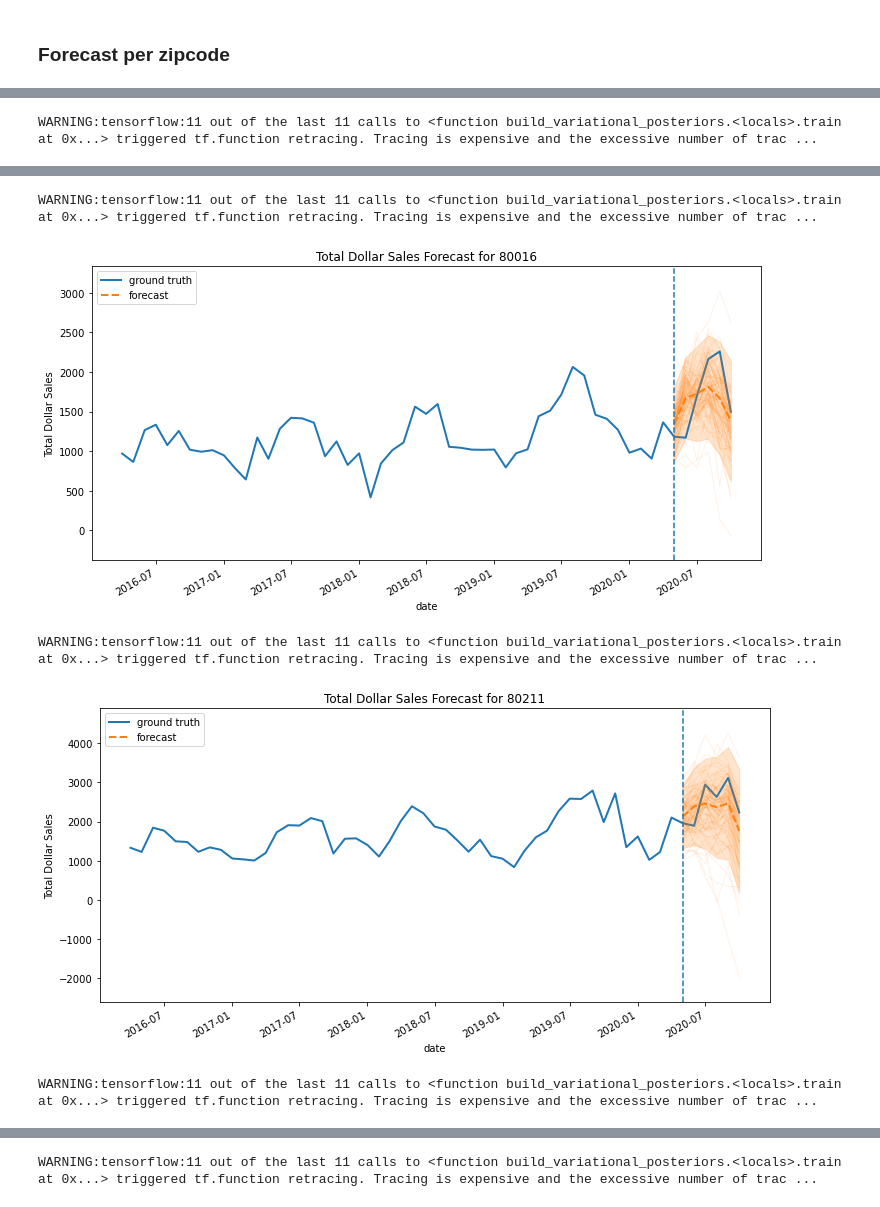
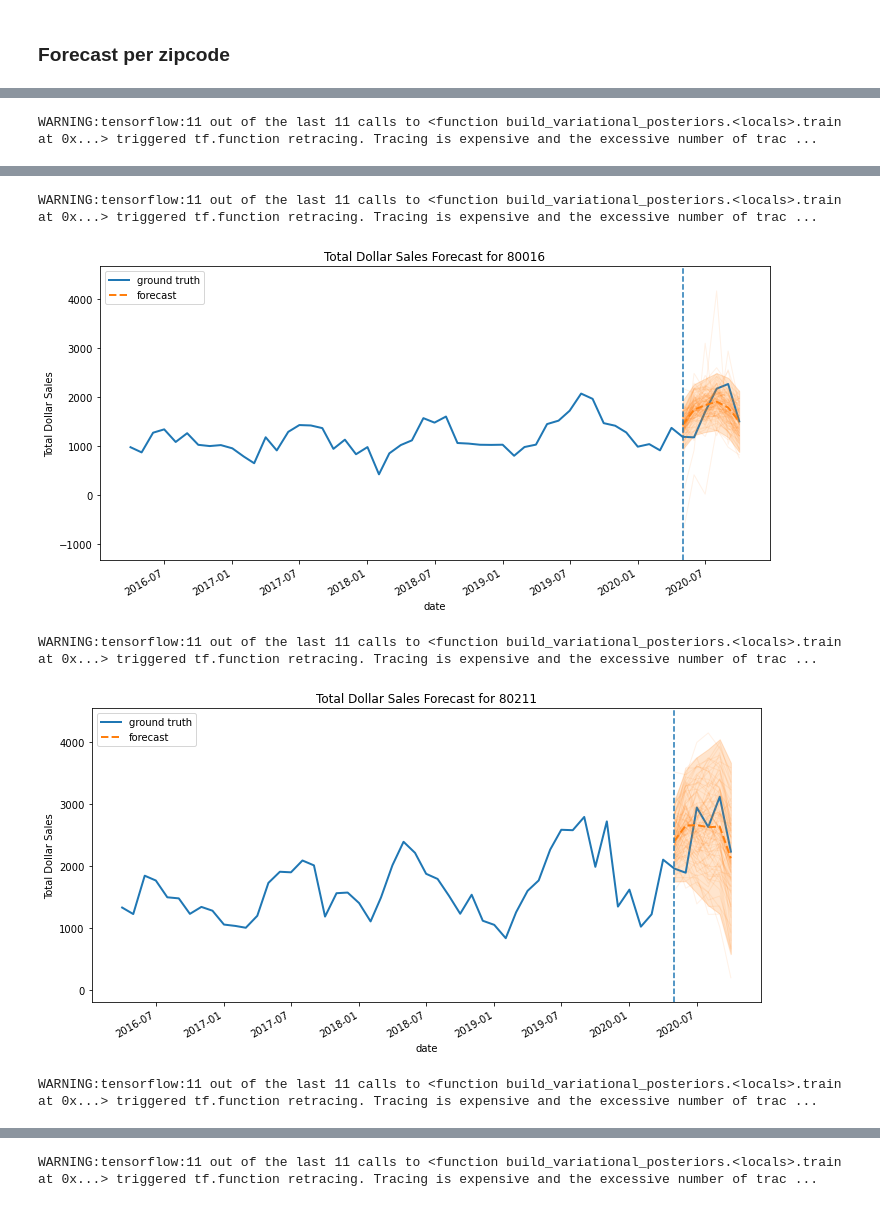
Before and after one commit to wijayajessica/Digital-Real-Estate-Index, a Jupyter notebook: draft_models/EDA_and_Baseline_Forecast_Model-Denver.ipynb, the cells around one changed output, grey strips where cells are left out. Saved outputs shown, nothing was run; the diff lists cells and outputs as text; code cells hidden in the pictures.

```diff
--- a/draft_models/EDA_and_Baseline_Forecast_Model-Denver.ipynb
+++ b/draft_models/EDA_and_Baseline_Forecast_Model-Denver.ipynb
@@ -544,7 +569,7 @@ WARNING:tensorflow:11 out of the last 11 calls to <function pfor.<locals>.f at 0
 # %%
 denver_training_data = ts_denver_countsale[:-num_forecast_steps]
 
-denver_model = build_model3(denver_training_data)
+denver_model = build_model2(denver_training_data)
 q_samples_denver = build_variational_posteriors(denver_model, denver_training_data,
                                                 optimizer = tf.optimizers.Adam(learning_rate=.1),
                                                 plot = True, nsamples=50)
@@ -576,7 +600,7 @@ WARNING:tensorflow:11 out of the last 11 calls to <function pfor.<locals>.f at 0
 ### Forecast per zipcode
 # %%
 def forecast_bsts(df, metric, zipcode, ts_dates = np.arange("2016-04", "2020-11", dtype="datetime64[M]"),
-                  num_forecast_steps = 6, model = build_model3, ):
+                  num_forecast_steps = 6, model = build_model2, ):
     ts_denver = df_monthly_population[df_monthly_population["zipcode"]==zipcode][metric].values
     denver_training_data = ts_denver[:-num_forecast_steps]
     denver_model = model(denver_training_data)
@@ -598,6 +622,7 @@ def forecast_bsts(df, metric, zipcode, ts_dates = np.arange("2016-04", "2020-11"
 # %%
 forecast_countsale_zipcode = {}
 for idx, area in enumerate(top10unitSold[:5]):
-    forecast_countsale_zipcode[area] = forecast_bsts(df_monthly_population, 'count_sale_normalized', area)
+    forecast_countsale_zipcode[area] = forecast_bsts(df_monthly_population, 'count_sale_normalized', area,
+                                                     model=build_model)
 # %% [output]
 WARNING:tensorflow:11 out of the last 11 calls to <function build_variational_posteriors.<locals>.train at 0x...> triggered tf.function retracing. Tracing is expensive and the excessive number of trac ...
@@ -612,0 +638,5 @@ WARNING:tensorflow:11 out of the last 11 calls to <function build_variational_po
+# %%
+forecast_countsale_zipcode = {}
+for idx, area in enumerate(top10unitSold[:5]):
+    forecast_countsale_zipcode[area] = forecast_bsts(df_monthly_population, 'count_sale_normalized', area,
+                                                     model=build_model2)
@@ -613,6 +654,7 @@ WARNING:tensorflow:11 out of the last 11 calls to <function build_variational_po
 # %%
 forecast_totalvalue_zipcode = {}
 for idx, area in enumerate(top10sales[:5]):
-    forecast_totalvalue_zipcode[area] = forecast_bsts(df_monthly_population, 'total_value_normalized', area)
+    forecast_totalvalue_zipcode[area] = forecast_bsts(df_monthly_population, 'total_value_normalized', area,
+                                                      model=build_model2)
 # %% [output]
 WARNING:tensorflow:11 out of the last 11 calls to <function build_variational_posteriors.<locals>.train at 0x...> triggered tf.function retracing. Tracing is expensive and the excessive number of trac ...
@@ -620,5 +662,5 @@ WARNING:tensorflow:11 out of the last 11 calls to <function build_variational_po
 WARNING:tensorflow:11 out of the last 11 calls to <function build_variational_posteriors.<locals>.train at 0x...> triggered tf.function retracing. Tracing is expensive and the excessive number of trac ...
-[figure, old version]
+[figure, new version]
 WARNING:tensorflow:11 out of the last 11 calls to <function build_variational_posteriors.<locals>.train at 0x...> triggered tf.function retracing. Tracing is expensive and the excessive number of trac ...
-[figure, old version]
+[figure, new version]
 WARNING:tensorflow:11 out of the last 11 calls to <function build_variational_posteriors.<locals>.train at 0x...> triggered tf.function retracing. Tracing is expensive and the excessive number of trac ...
```
Also changed, not shown: parts of 17 cells of this notebook.
